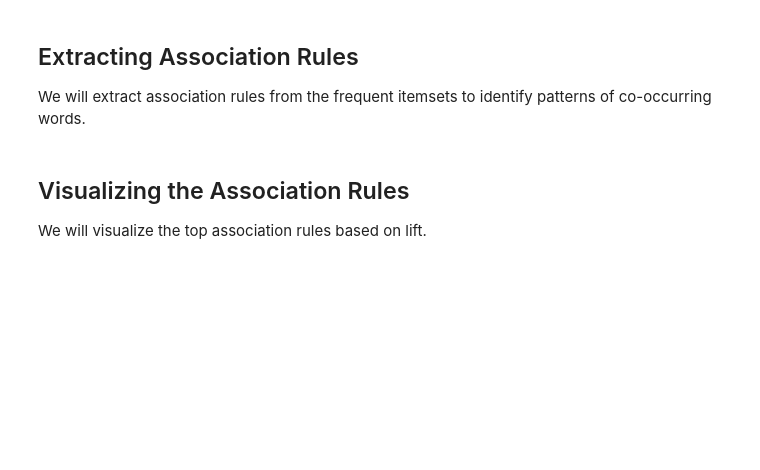
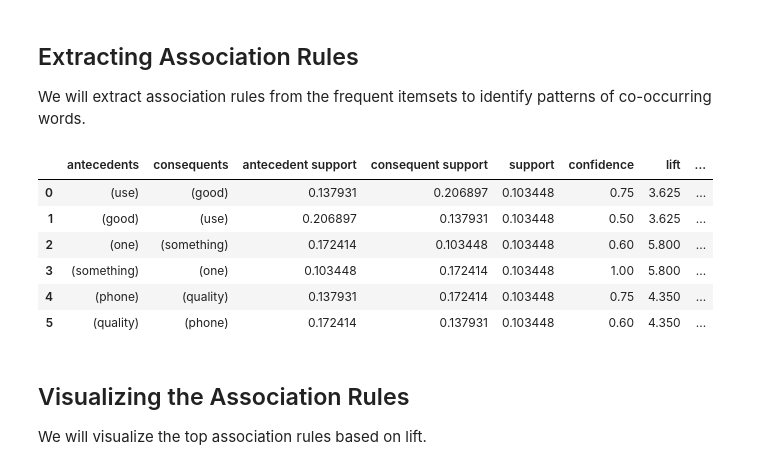
Before and after one commit to ucsd-nlp-mgta415/mgta415-nlp-demo, a Jupyter notebook: notebooks/session2_amazon_reviews_topics.ipynb, the cells around one changed output. Cells and saved outputs as stored; diff of their text form; code cells hidden in the pictures; blank space fills up the shorter version.

```diff
--- a/notebooks/session2_amazon_reviews_topics.ipynb
+++ b/notebooks/session2_amazon_reviews_topics.ipynb
@@ -477,20 +517,30 @@ We will preprocess the text data to generate word transactions for negative revi
 from mlxtend.preprocessing import TransactionEncoder
 from mlxtend.frequent_patterns import apriori
 
-# Function to tokenize text into a list of words
-def tokenize(text):
-    return text.split()
+# Vectorize the text data using TF-IDF
+vectorizer = TfidfVectorizer(max_features=5000)
+X_tfidf = vectorizer.fit_transform(df['cleaned_review'])
 
-# Separate negative reviews
-negative_reviews = df[df['sentiment'] == 0]['cleaned_review']
+# Get feature names (words)
+feature_names = vectorizer.get_feature_names_out()
 
-# Tokenize the negative reviews
-negative_reviews_tokens = negative_reviews.apply(tokenize)
+# Function to get top n words based on TF-IDF scores
+def get_top_n_words(tfidf_matrix, feature_names, top_n):
+    top_words = []
+    for i in range(tfidf_matrix.shape[0]):
+        row = tfidf_matrix.getrow(i)
+        sorted_indices = np.argsort(row.data)[-top_n:]
+        top_words.append([feature_names[idx] for idx in row.indices[sorted_indices]])
+    return top_words
 
-# Convert the tokenized reviews into a format suitable for the Apriori algorithm
+# Get top n words for each review
+top_n = 50  # You can adjust this number
+top_words_per_review = get_top_n_words(X_tfidf, feature_names, top_n)
+
+# Separate top words for negative reviews
+negative_reviews_top_words = [top_words for i, top_words in enumerate(top_words_per_review) if df.iloc[i]['sentiment'] == 0]
+
+# Convert the top words of negative reviews into a format suitable for the Apriori algorithm
 te = TransactionEncoder()
-te_ary = te.fit(negative_reviews_tokens).transform(negative_reviews_tokens)
+te_ary = te.fit(negative_reviews_top_words).transform(negative_reviews_top_words)
 negative_reviews_df = pd.DataFrame(te_ary, columns=te.columns_)
-
-# Display the first few rows of the transactions dataframe
-negative_reviews_df.head()
@@ -527,10 +574,18 @@ We will extract association rules from the frequent itemsets to identify pattern
 from mlxtend.frequent_patterns import association_rules
 
 # Extract association rules
-rules = association_rules(frequent_itemsets, metric="lift", min_threshold=1.0)
-
-# Display the association rules
-rules.head()
+rules = association_rules(frequent_itemsets, metric="lift", min_threshold=1)
+# %%
+# Display the association rules
+rules.head(10)
+# %% [output]
+|  | antecedents | consequents | antecedent support | consequent support | support | confidence | lift | ... |
+| 0 | (use) | (good) | 0.137931 | 0.206897 | 0.103448 | 0.75 | 3.625 | ... |
+| 1 | (good) | (use) | 0.206897 | 0.137931 | 0.103448 | 0.50 | 3.625 | ... |
+| 2 | (one) | (something) | 0.172414 | 0.103448 | 0.103448 | 0.60 | 5.800 | ... |
+| 3 | (something) | (one) | 0.103448 | 0.172414 | 0.103448 | 1.00 | 5.800 | ... |
+| 4 | (phone) | (quality) | 0.137931 | 0.172414 | 0.103448 | 0.75 | 4.350 | ... |
+| 5 | (quality) | (phone) | 0.172414 | 0.137931 | 0.103448 | 0.60 | 4.350 | ... |
 # %% [markdown]
 ## Visualizing the Association Rules
 
```
Also changed, not shown: parts of 12 cells of this notebook.
